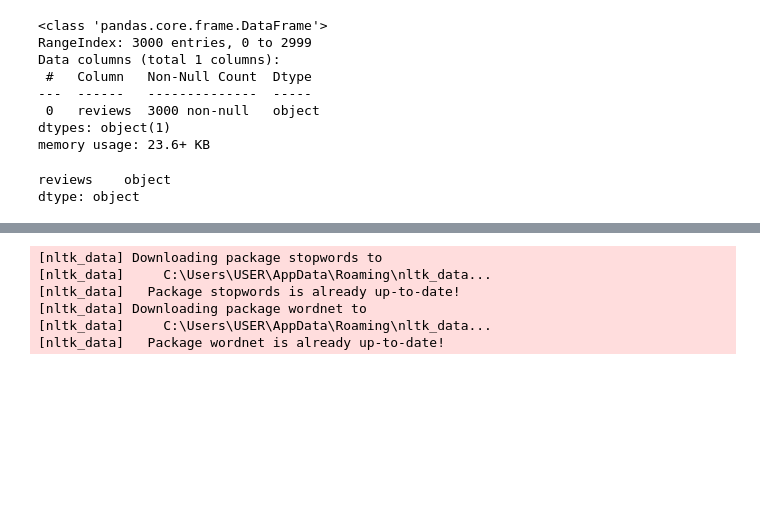
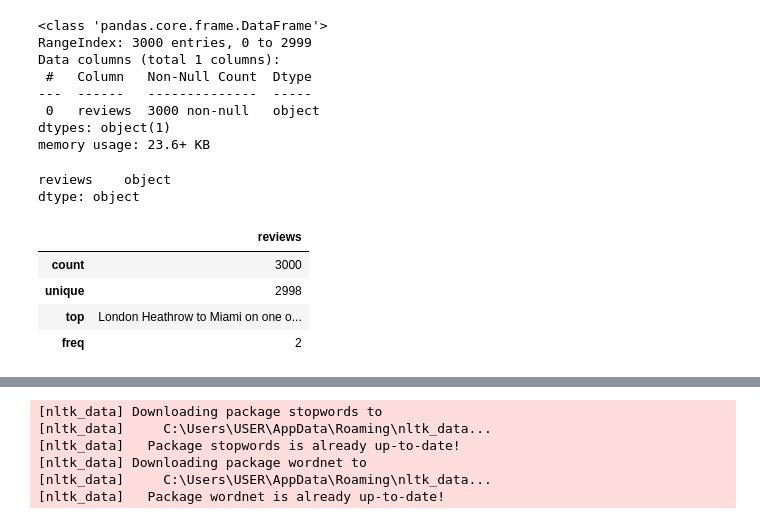
Before and after one commit to joyjoseph/British_Airways, a Jupyter notebook: Web_Scrapping/web_scrapping.ipynb, the cells around one changed output, grey strips where cells are left out. Cells and saved outputs as stored; diff of their text form; code cells hidden in the pictures; blank space fills up the shorter version.

```diff
--- a/Web_Scrapping/web_scrapping.ipynb
+++ b/Web_Scrapping/web_scrapping.ipynb
@@ -141,4 +141,13 @@ df.dtypes
 # %% [output]
 reviews    object
 dtype: object
+# %%
+# statistical info
+df.describe()
+# %% [output]
+|  | reviews |
+| count | 3000 |
+| unique | 2998 |
+| top | London Heathrow to Miami on one o... |
+| freq | 2 |
 # %% [markdown]
```
Also changed, not shown: parts of 13 cells of this notebook.
